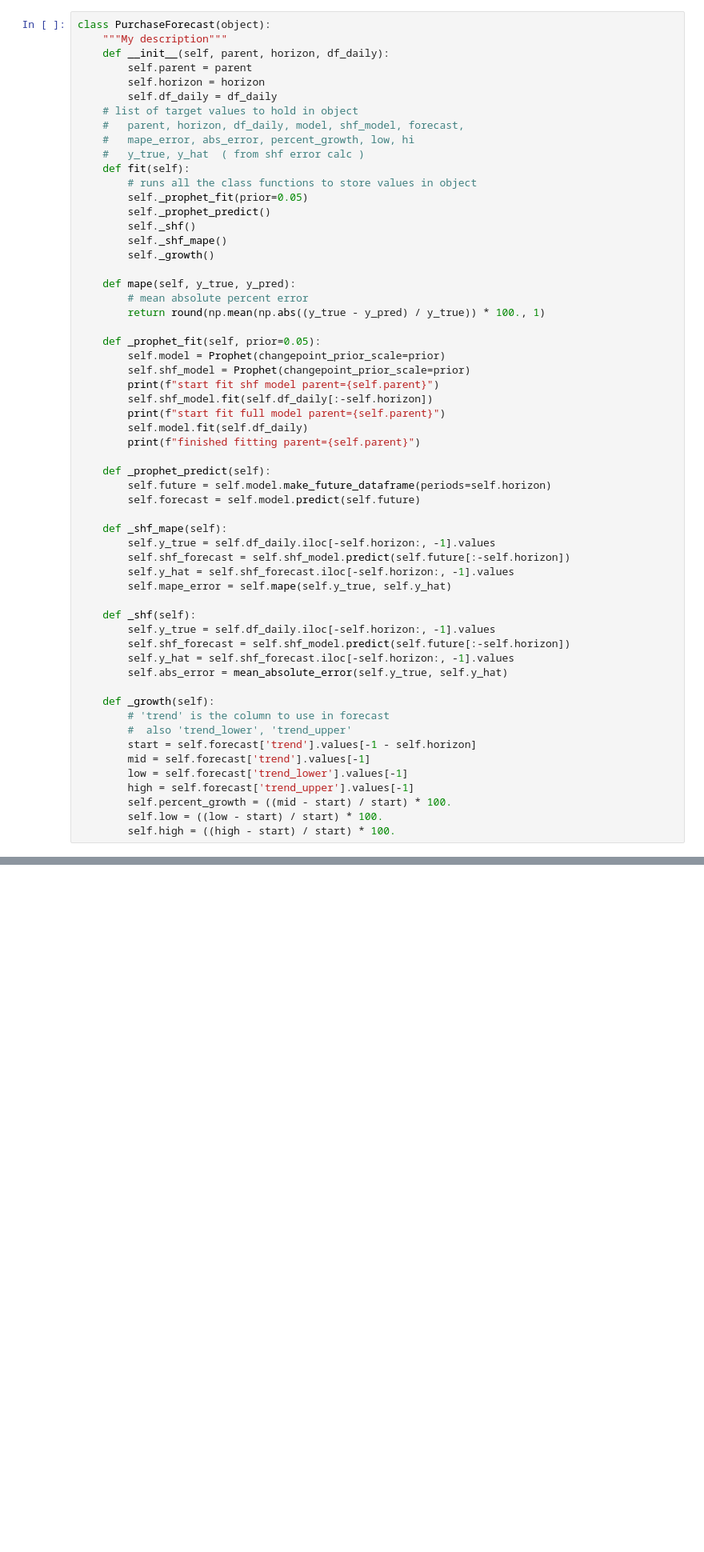
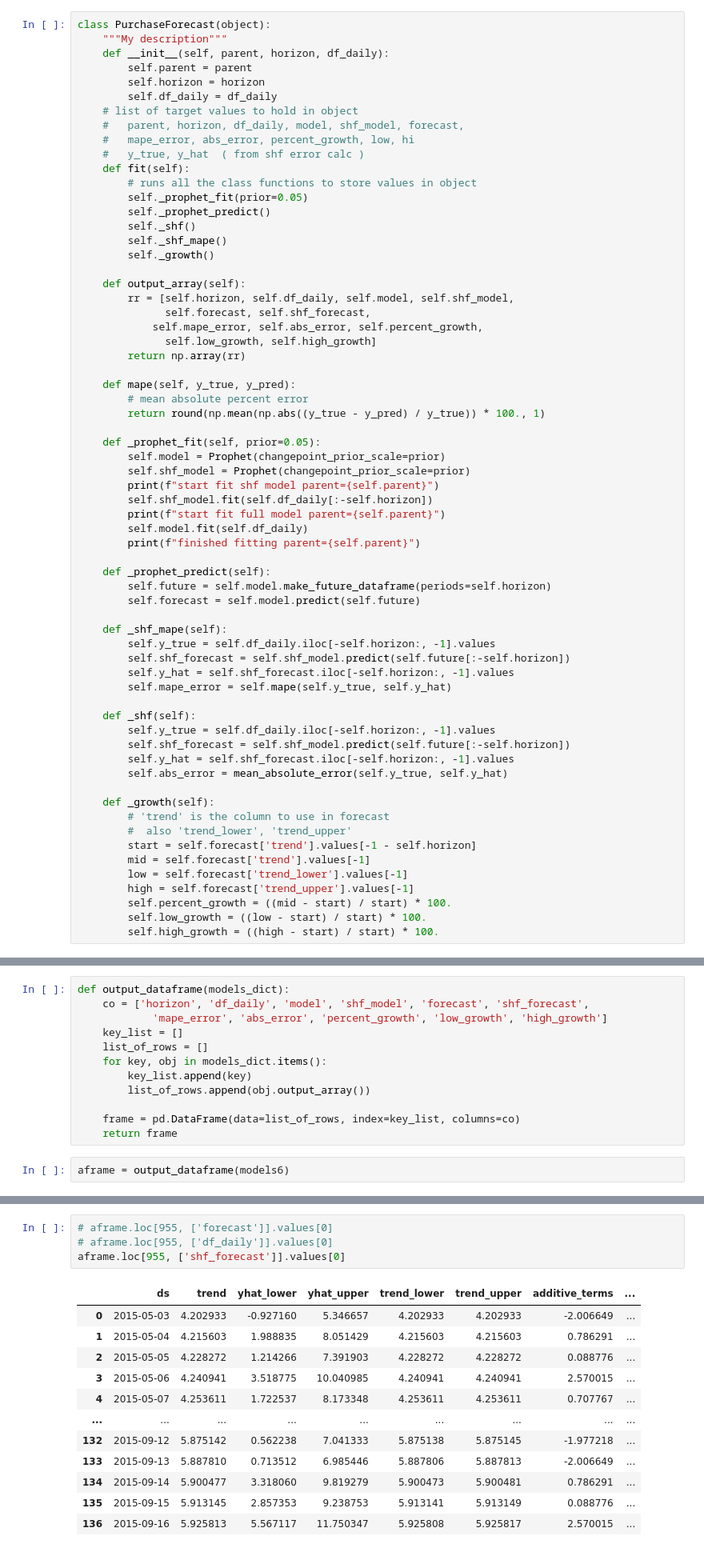
Before and after one commit to truejimfrank/StreamlinedProductPurchaseForecasting, a Jupyter notebook: notebooks/f_prophet_parents.ipynb, the cells around one changed output, grey strips where cells are left out. Shown: that part at 80% size. Drawn from its saved outputs; the diff is of its cells as text; blank space fills up the shorter version.

```diff
--- a/notebooks/f_prophet_parents.ipynb
+++ b/notebooks/f_prophet_parents.ipynb
@@ -155,6 +155,13 @@ class PurchaseForecast(object):
         self._shf()
         self._shf_mape()
         self._growth()
+
+    def output_array(self):
+        rr = [self.horizon, self.df_daily, self.model, self.shf_model,
+              self.forecast, self.shf_forecast,
+            self.mape_error, self.abs_error, self.percent_growth,
+              self.low_growth, self.high_growth]
+        return np.array(rr)
 
     def mape(self, y_true, y_pred):
         # mean absolute percent error
@@ -193,8 +200,8 @@ class PurchaseForecast(object):
         low = self.forecast['trend_lower'].values[-1]
         high = self.forecast['trend_upper'].values[-1]
         self.percent_growth = ((mid - start) / start) * 100.
-        self.low = ((low - start) / start) * 100.
-        self.high = ((high - start) / start) * 100.
+        self.low_growth = ((low - start) / start) * 100.
+        self.high_growth = ((high - start) / start) * 100.
 # %%
 # these didn't work inside the class
     def plot_shf(self):
@@ -303,0 +323,14 @@ plot_weekly(models6[105].shf_model, figsize=(10,5))
+# %%
+def output_dataframe(models_dict):
+    co = ['horizon', 'df_daily', 'model', 'shf_model', 'forecast', 'shf_forecast',
+            'mape_error', 'abs_error', 'percent_growth', 'low_growth', 'high_growth']
+    key_list = []
+    list_of_rows = []
+    for key, obj in models_dict.items():
+        key_list.append(key)
+        list_of_rows.append(obj.output_array())
+
+    frame = pd.DataFrame(data=list_of_rows, index=key_list, columns=co)
+    return frame
+# %%
+aframe = output_dataframe(models6)
@@ -303,0 +347,17 @@ plot_weekly(models6[105].shf_model, figsize=(10,5))
+# %%
+# aframe.loc[955, ['forecast']].values[0]
+# aframe.loc[955, ['df_daily']].values[0]
+aframe.loc[955, ['shf_forecast']].values[0]
+# %% [output]
+|  | ds | trend | yhat_lower | yhat_upper | trend_lower | trend_upper | additive_terms | ... |
+| 0 | 2015-05-03 | 4.202933 | -0.927160 | 5.346657 | 4.202933 | 4.202933 | -2.006649 | ... |
+| 1 | 2015-05-04 | 4.215603 | 1.988835 | 8.051429 | 4.215603 | 4.215603 | 0.786291 | ... |
+| 2 | 2015-05-05 | 4.228272 | 1.214266 | 7.391903 | 4.228272 | 4.228272 | 0.088776 | ... |
+| 3 | 2015-05-06 | 4.240941 | 3.518775 | 10.040985 | 4.240941 | 4.240941 | 2.570015 | ... |
+| 4 | 2015-05-07 | 4.253611 | 1.722537 | 8.173348 | 4.253611 | 4.253611 | 0.707767 | ... |
+| ... | ... | ... | ... | ... | ... | ... | ... | ... |
+| 132 | 2015-09-12 | 5.875142 | 0.562238 | 7.041333 | 5.875138 | 5.875145 | -1.977218 | ... |
+| 133 | 2015-09-13 | 5.887810 | 0.713512 | 6.985446 | 5.887806 | 5.887813 | -2.006649 | ... |
+| 134 | 2015-09-14 | 5.900477 | 3.318060 | 9.819279 | 5.900473 | 5.900481 | 0.786291 | ... |
+| 135 | 2015-09-15 | 5.913145 | 2.857353 | 9.238753 | 5.913141 | 5.913149 | 0.088776 | ... |
+| 136 | 2015-09-16 | 5.925813 | 5.567117 | 11.750347 | 5.925808 | 5.925817 | 2.570015 | ... |
```
Also changed, not shown: parts of 5 cells of this notebook, 4 other files.
